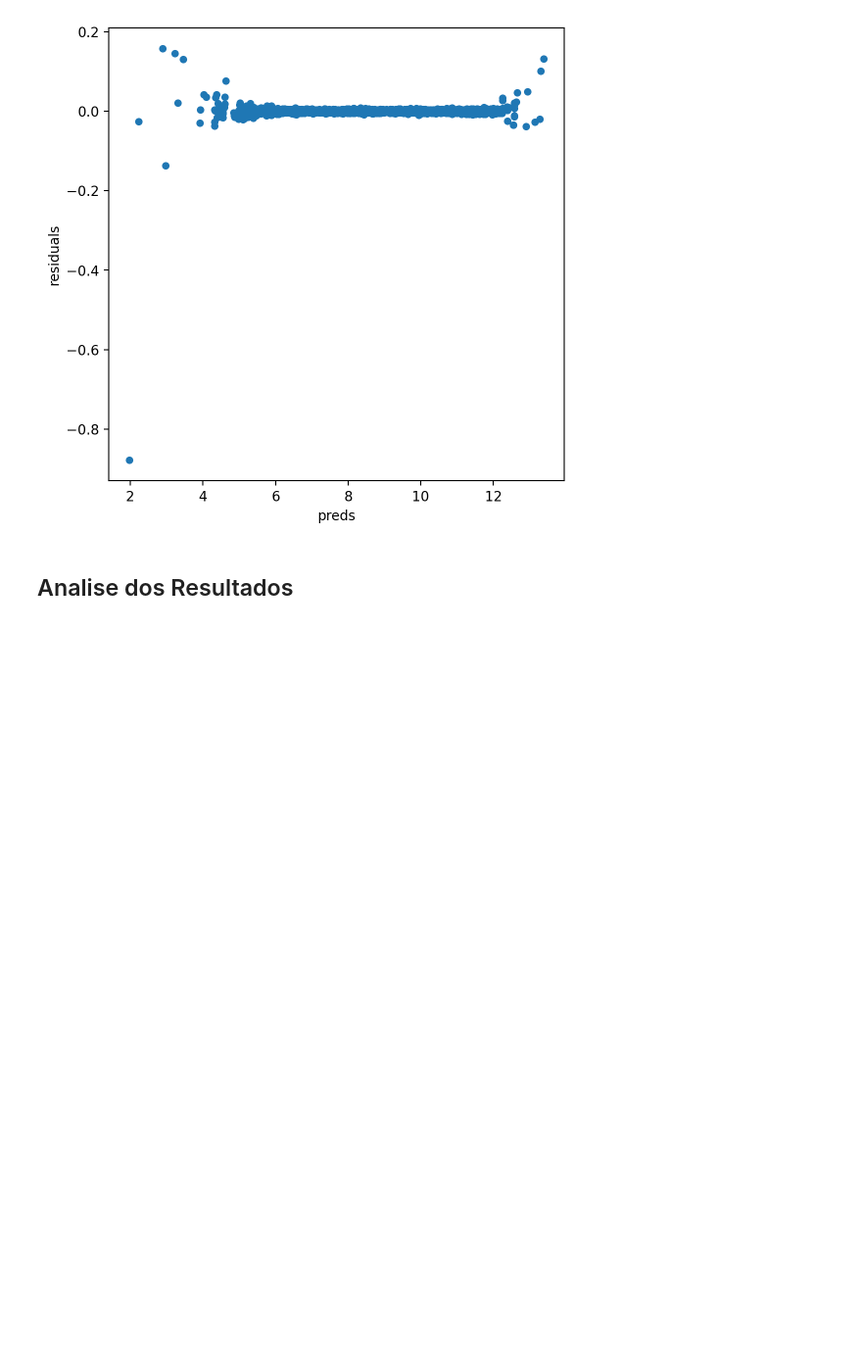
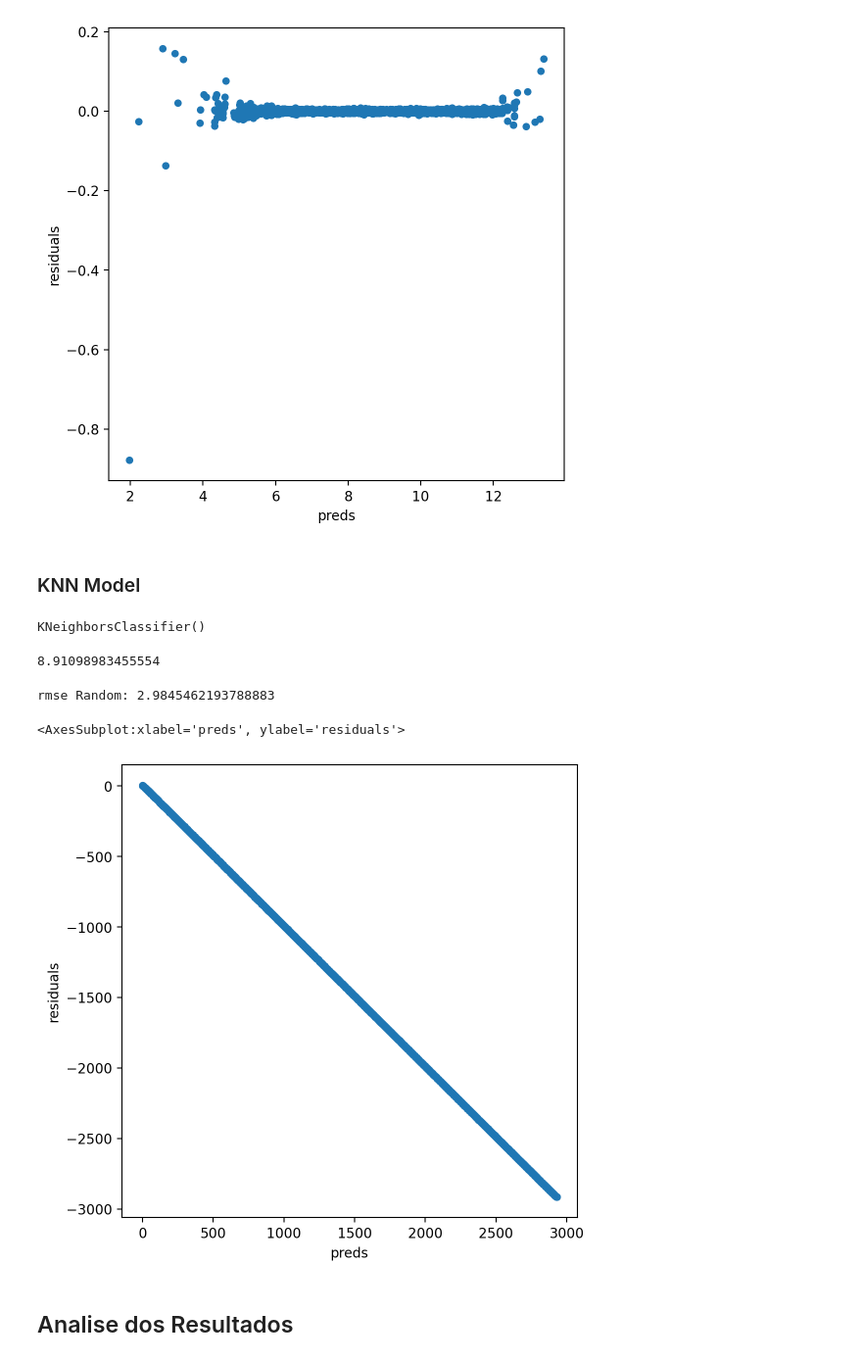
Before and after one commit to alananeo/votos, a Jupyter notebook: tarefa.ipynb, the cells around one changed output. Shown: that part at 98% size. Drawn from its saved outputs; the diff is of its cells as text; code cells hidden in the pictures; blank space fills up the shorter version.

```diff
--- a/tarefa.ipynb
+++ b/tarefa.ipynb
@@ -56,6 +58,9 @@ X_train = all_data[:train.shape[0]]
 X_test = all_data[train.shape[0]:]
 y_train = train.votos
 y_test = test.votos
+# encode knn
+label_encoder = preprocessing.LabelEncoder()
+y_train_encoded = label_encoder.fit_transform(y_train)
 # %%
 def rmse_cv(model):
     rmse = np.sqrt(-cross_val_score(model, X_train, y_train, scoring = "neg_mean_squared_error", cv = 5 ))
@@ -84,7 +158,3 @@ print("Ridge picked " + str(sum(coef_ridge != 0)) + " variables and eliminated t
 Ridge picked 172 variables and eliminated the other 30 variables
 # %%
 imp_coef_ridge = pd.concat([coef_ridge.sort_values().head(10), coef_ridge.sort_values().tail(10)])
-# %%
-matplotlib.rcParams['figure.figsize'] = (6.0, 8.0)
-imp_coef_ridge.plot(kind = "barh")
-plt.title("Coefficients in the Ridge Model")
@@ -139,3 +206,8 @@ rmse = -cross_val_score(model_svr, X_train, y_train, scoring = "neg_mean_squared
 rmse.mean()
 # %% [output]
 0.32393462061202877
+# %%
+model_svr = svm.SVR(kernel='rbf')
+model_svr.fit(X_train, y_train)
+rmse = -cross_val_score(model_svr, X_train, y_train, scoring = "neg_mean_squared_error", cv = 5 )
+rmse.mean()
@@ -199,6 +279,30 @@ preds.plot(x = "preds", y = "residuals", kind = "scatter")
 # %% [output]
 <AxesSubplot:xlabel='preds', ylabel='residuals'>
 [figure]
+# %% [markdown]
+### KNN Model
+# %%
+model_knn = KNeighborsClassifier(n_neighbors=5)
+model_knn.fit(X_train, y_train_encoded)
+# %% [output]
+KNeighborsClassifier()
+# %%
+rmse = -cross_val_score(model_knn, X_train, y_train_encoded, scoring = "neg_mean_squared_error", cv = 5 )
+rmse.mean()
+# %% [output]
+8.91098983455554
+# %%
+print("rmse Random: {}".format(rmse_cv_knn(model_knn).mean()))
+# %% [output]
+rmse Random: 2.9845462193788883
+# %%
+matplotlib.rcParams['figure.figsize'] = (6.0, 6.0)
+preds = pd.DataFrame({"preds":model_knn.predict(X_train), "true": y_train})
+preds["residuals"] = preds["true"] - preds["preds"]
+preds.plot(x = "preds", y = "residuals", kind = "scatter")
+# %% [output]
+<AxesSubplot:xlabel='preds', ylabel='residuals'>
+[figure, added]
 # %% [markdown]
 ## Analise dos Resultados
 # %% [markdown]
```
Also changed, not shown: parts of 37 cells of this notebook, 6 other files.
